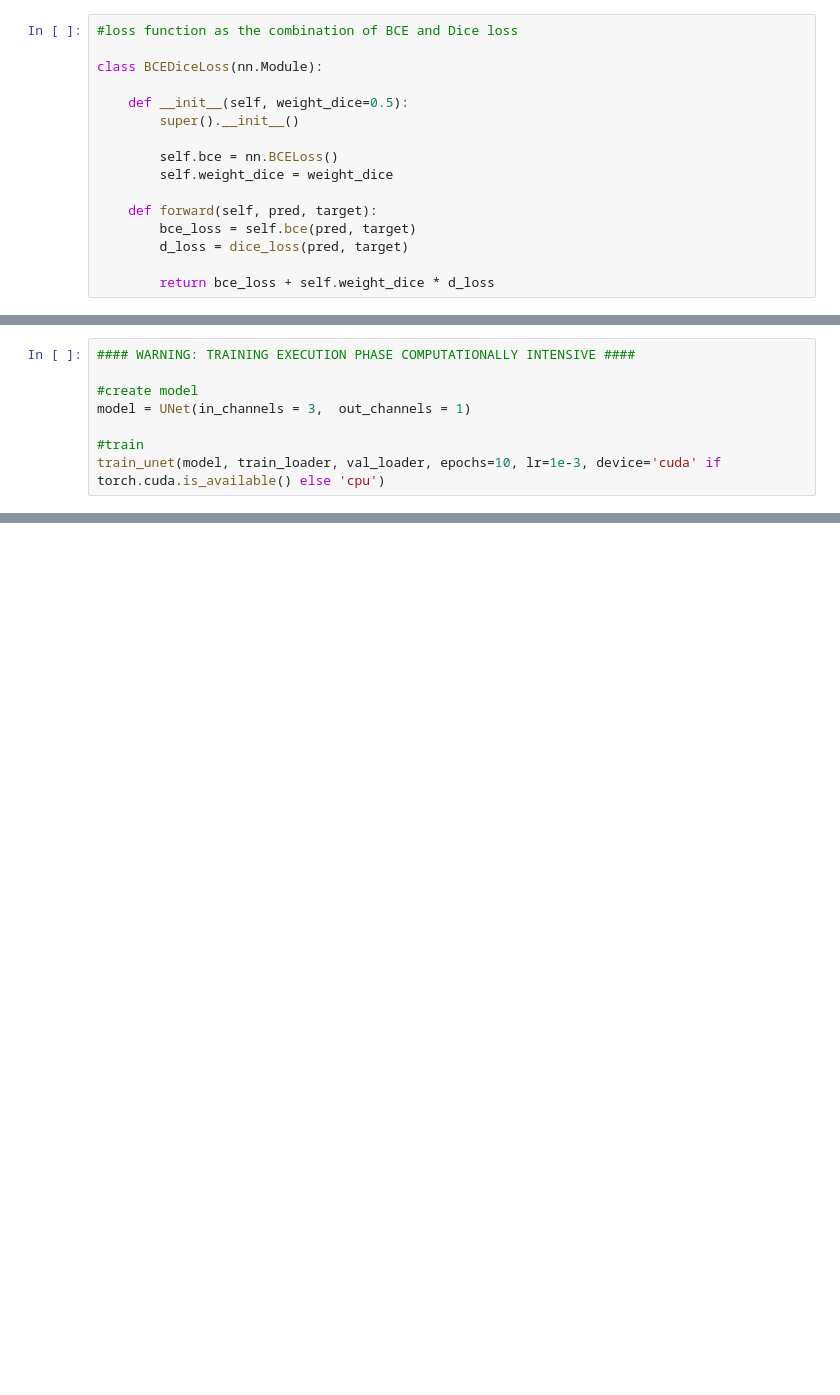
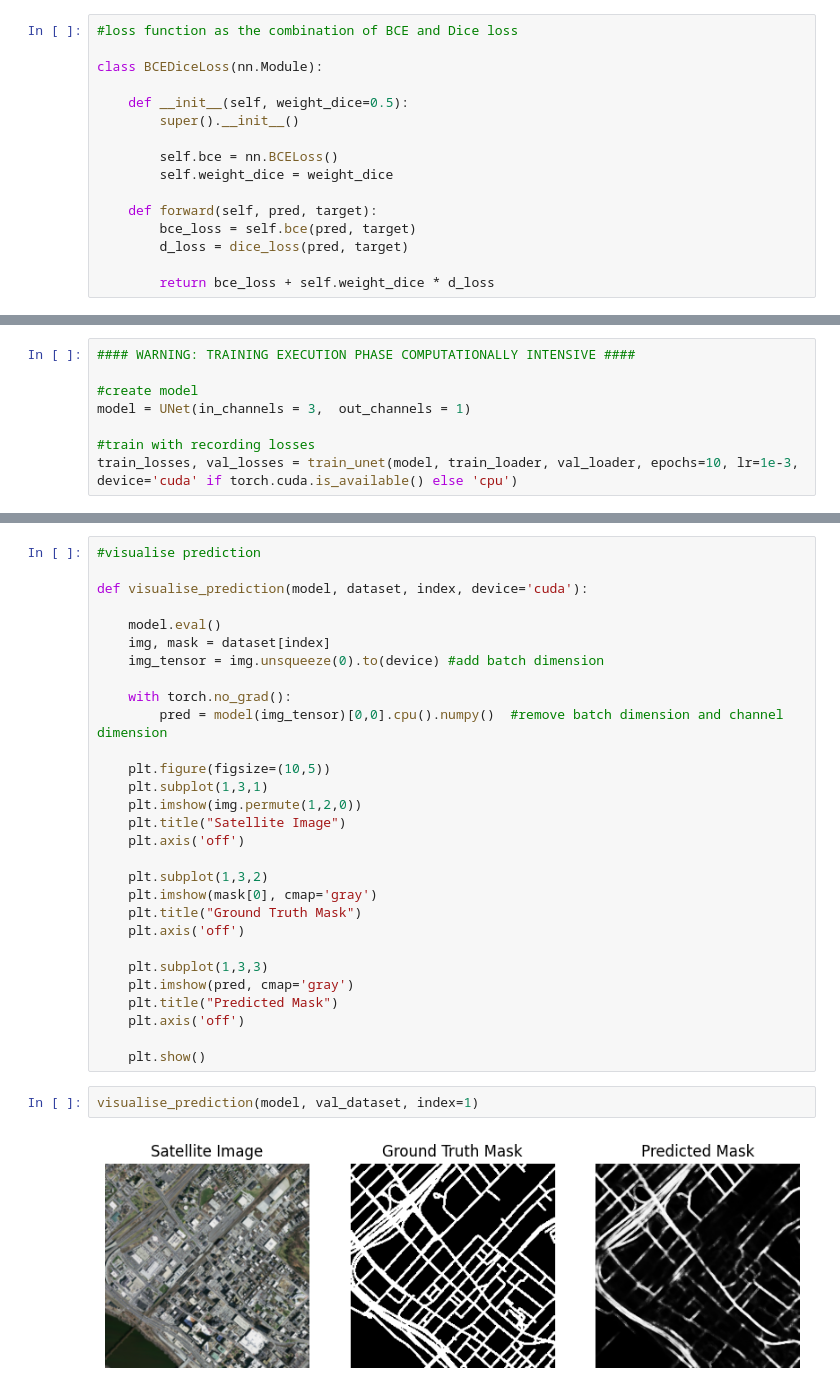
Before and after one commit to teohyc/satellite_road_seg, a Jupyter notebook: road_seg_code.ipynb, the cells around one changed output, grey strips where cells are left out. Saved outputs shown, nothing was run; the diff lists cells and outputs as text; blank space fills up the shorter version.

Commit message:
training

```diff
--- a/road_seg_code.ipynb
+++ b/road_seg_code.ipynb
@@ -330,5 +338,5 @@ def train_unet(model, train_loader, val_loader, epochs=10, lr=1e-3, device='cuda
 #create model
 model = UNet(in_channels = 3,  out_channels = 1)
 
-#train
-train_unet(model, train_loader, val_loader, epochs=10, lr=1e-3, device='cuda' if torch.cuda.is_available() else 'cpu')
+#train with recording losses
+train_losses, val_losses = train_unet(model, train_loader, val_loader, epochs=10, lr=1e-3, device='cuda' if torch.cuda.is_available() else 'cpu')
@@ -334,0 +372,33 @@ train_unet(model, train_loader, val_loader, epochs=10, lr=1e-3, device='cuda' if
+# %%
+#visualise prediction
+
+def visualise_prediction(model, dataset, index, device='cuda'):
+
+    model.eval()
+    img, mask = dataset[index]
+    img_tensor = img.unsqueeze(0).to(device) #add batch dimension
+
+    with torch.no_grad():
+        pred = model(img_tensor)[0,0].cpu().numpy()  #remove batch dimension and channel dimension
+
+    plt.figure(figsize=(10,5))
+    plt.subplot(1,3,1)
+    plt.imshow(img.permute(1,2,0))
+    plt.title("Satellite Image")
+    plt.axis('off')
+
+    plt.subplot(1,3,2)
+    plt.imshow(mask[0], cmap='gray')
+    plt.title("Ground Truth Mask")
+    plt.axis('off')
+
+    plt.subplot(1,3,3)
+    plt.imshow(pred, cmap='gray')
+    plt.title("Predicted Mask")
+    plt.axis('off')
+
+    plt.show()
+# %%
+visualise_prediction(model, val_dataset, index=1)
+# %% [output]
+[figure, added]
```
Also changed, not shown: parts of 3 cells of this notebook, 1 other file.
